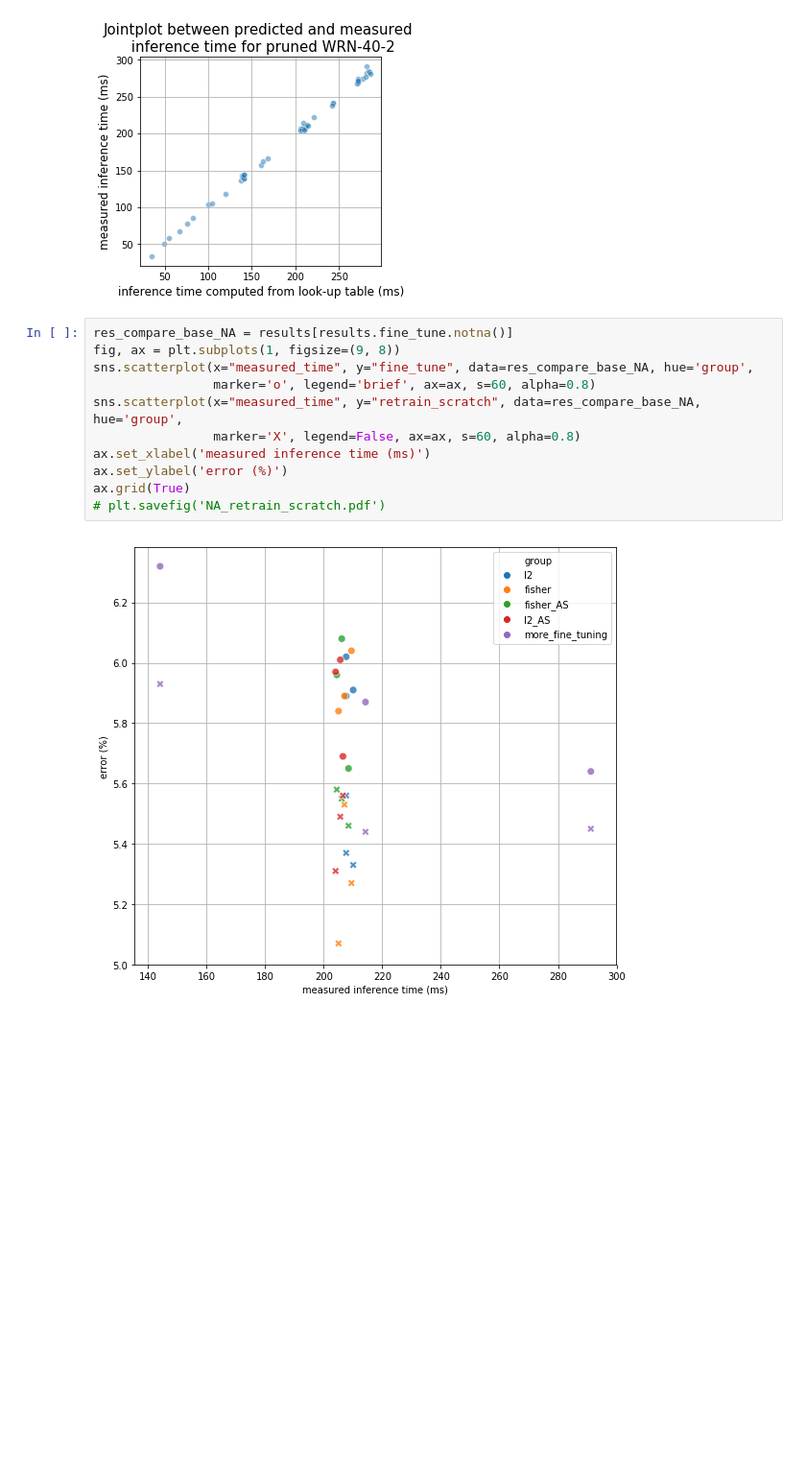
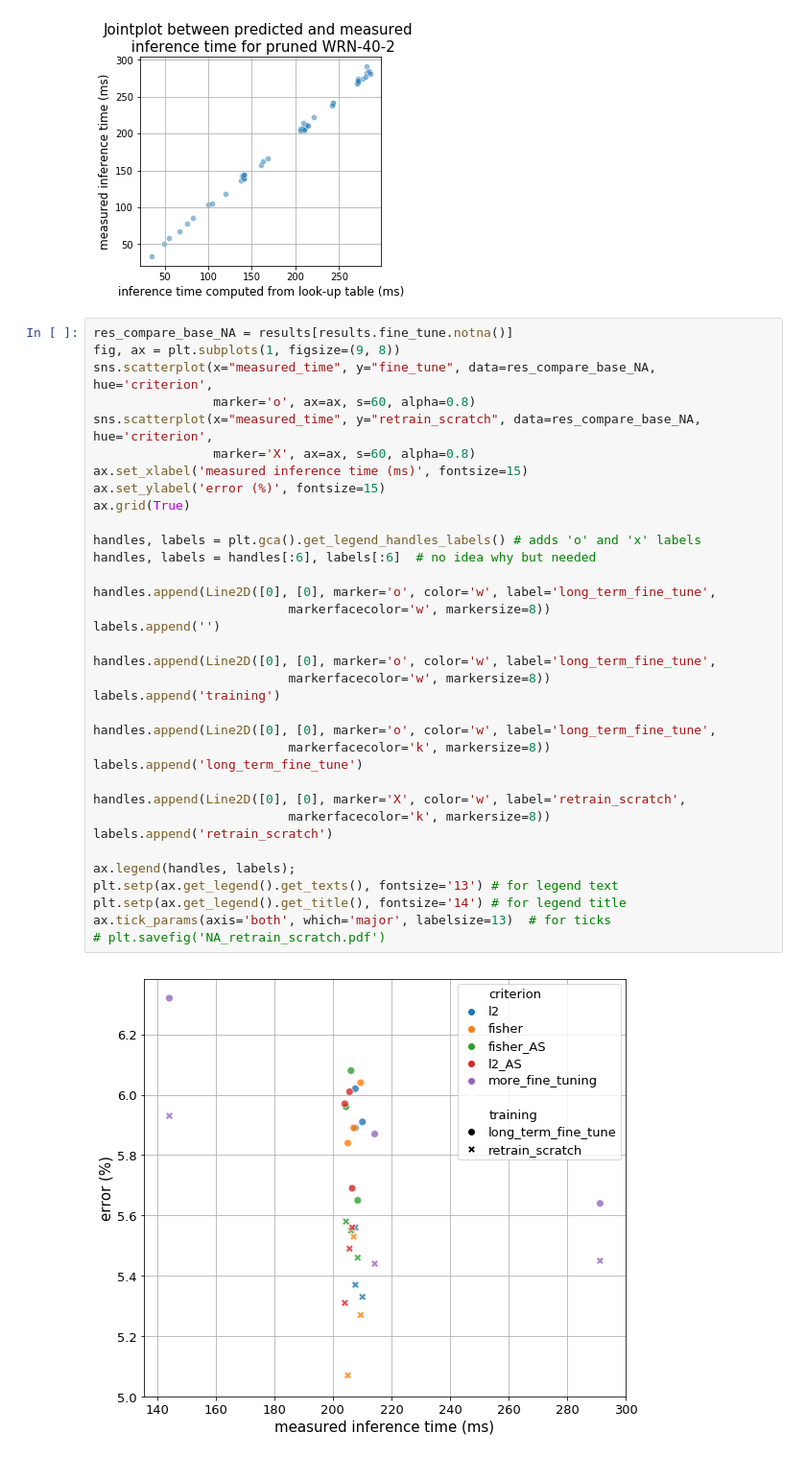
Before and after one commit to NatGr/Master_Thesis, a Jupyter notebook: NetAdapt/visualize.ipynb, the cells around one changed output. Shown at 96% size. Drawn from its saved outputs; the diff is of its cells as text; blank space fills up the shorter version.

```diff
--- a/NetAdapt/visualize.ipynb
+++ b/NetAdapt/visualize.ipynb
@@ -39,16 +40,40 @@ results_table_time['table_time'].corr(results_table_time['measured_time'])
 # %%
 res_compare_base_NA = results[results.fine_tune.notna()]
 fig, ax = plt.subplots(1, figsize=(9, 8))
-sns.scatterplot(x="measured_time", y="fine_tune", data=res_compare_base_NA, hue='group',
-                marker='o', legend='brief', ax=ax, s=60, alpha=0.8)
-sns.scatterplot(x="measured_time", y="retrain_scratch", data=res_compare_base_NA, hue='group',
-                marker='X', legend=False, ax=ax, s=60, alpha=0.8)
-ax.set_xlabel('measured inference time (ms)')
-ax.set_ylabel('error (%)')
+sns.scatterplot(x="measured_time", y="fine_tune", data=res_compare_base_NA, hue='criterion',
+                marker='o', ax=ax, s=60, alpha=0.8)
+sns.scatterplot(x="measured_time", y="retrain_scratch", data=res_compare_base_NA, hue='criterion',
+                marker='X', ax=ax, s=60, alpha=0.8)
+ax.set_xlabel('measured inference time (ms)', fontsize=15)
+ax.set_ylabel('error (%)', fontsize=15)
 ax.grid(True)
+
+handles, labels = plt.gca().get_legend_handles_labels() # adds 'o' and 'x' labels
+handles, labels = handles[:6], labels[:6]  # no idea why but needed
+
+handles.append(Line2D([0], [0], marker='o', color='w', label='long_term_fine_tune',
+                          markerfacecolor='w', markersize=8))
+labels.append('')
+
+handles.append(Line2D([0], [0], marker='o', color='w', label='long_term_fine_tune',
+                          markerfacecolor='w', markersize=8))
+labels.append('training')
+
+handles.append(Line2D([0], [0], marker='o', color='w', label='long_term_fine_tune',
+                          markerfacecolor='k', markersize=8))
+labels.append('long_term_fine_tune')
+
+handles.append(Line2D([0], [0], marker='X', color='w', label='retrain_scratch',
+                          markerfacecolor='k', markersize=8))
+labels.append('retrain_scratch')
+
+ax.legend(handles, labels);
+plt.setp(ax.get_legend().get_texts(), fontsize='13') # for legend text
+plt.setp(ax.get_legend().get_title(), fontsize='14') # for legend title
+ax.tick_params(axis='both', which='major', labelsize=13)  # for ticks
 # plt.savefig('NA_retrain_scratch.pdf')
 # %% [output]
-[figure, old version]
+[figure, new version]
 # %%
 group_2 = ['res-40-2-l2_pruned-pf=0.2-dr=0.98',
              'res-40-2-l2_pruned-pf=0.2-dr=0.98-2',
```
Also changed, not shown: parts of 8 cells of this notebook, 6 other files.
